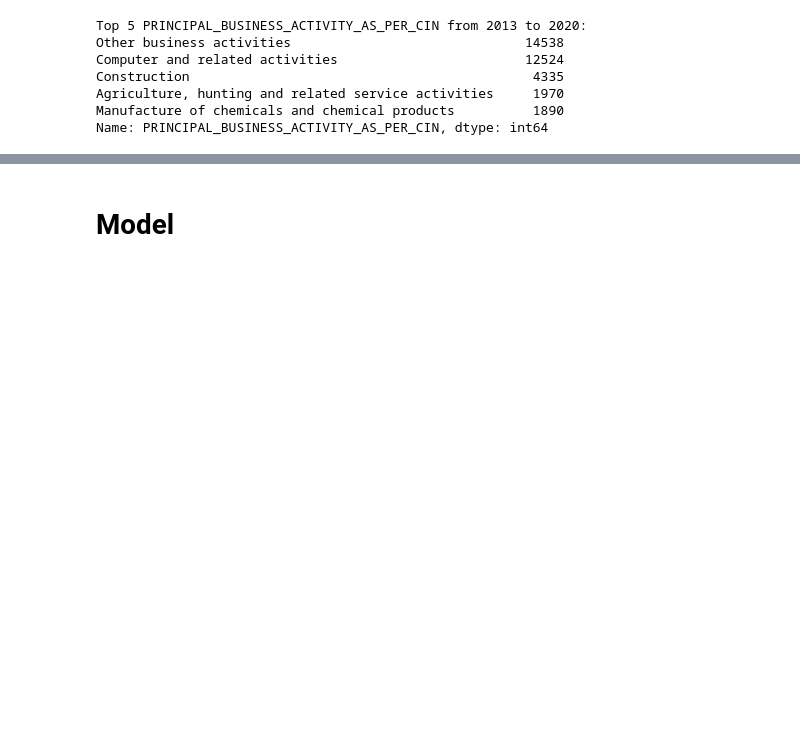
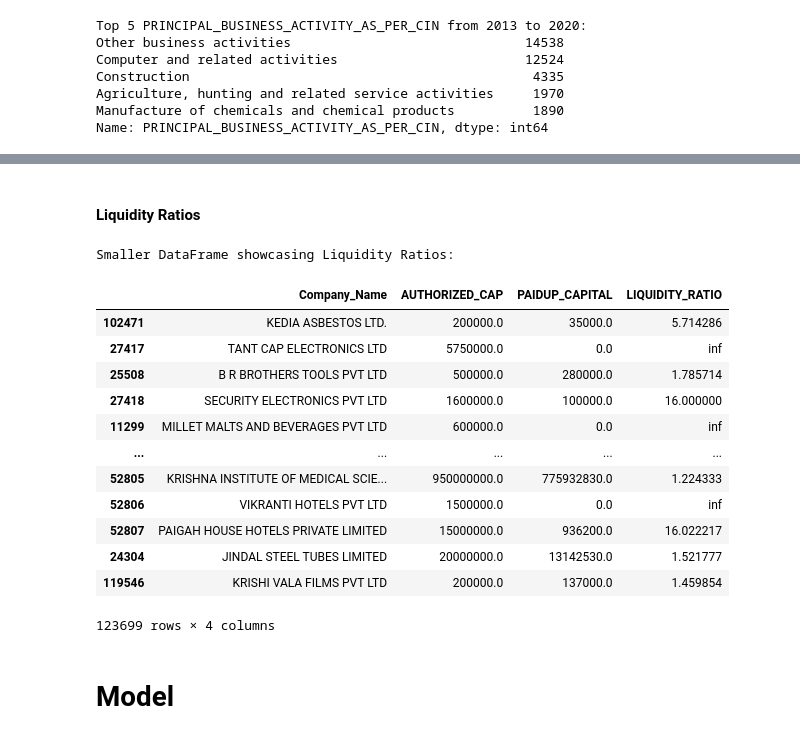
Before and after one commit to Soumiksb06/Statewise-business-comparison-and-forecast, a Jupyter notebook: TS_Companies.ipynb, the cells around one changed output, grey strips where cells are left out. Drawn from its saved outputs; the diff is of its cells as text; code cells hidden in the pictures; blank space fills up the shorter version.

Commit message:
Telangana

```diff
--- a/TS_Companies.ipynb
+++ b/TS_Companies.ipynb
@@ -5,5 +6,5 @@ import seaborn as sns
 # %%
-df = pd.read_csv("D:\Downloads\Telangana.csv", encoding='ISO-8859-1',low_memory=False)
+df = pd.read_csv("data/Telangana.csv", encoding='ISO-8859-1',low_memory=False)
 
 df
 # %% [output]
@@ -191,3 +197,8 @@ Construction                                            4335
 Agriculture, hunting and related service activities     1970
 Manufacture of chemicals and chemical products          1890
 Name: PRINCIPAL_BUSINESS_ACTIVITY_AS_PER_CIN, dtype: int64
+# %%
+# Convert columns to appropriate data types
+# Use .loc to ensure you're modifying the original DataFrame
+df.loc[:, 'AUTHORIZED_CAP'] = df['AUTHORIZED_CAP'].astype(float)
+df.loc[:, 'PAIDUP_CAPITAL'] = df['PAIDUP_CAPITAL'].astype(float)
@@ -193,0 +237,14 @@ Name: PRINCIPAL_BUSINESS_ACTIVITY_AS_PER_CIN, dtype: int64
+# %%
+# Trend analysis of Authorized capital
+# Ensure the DataFrame is sorted by the time column
+df = df.sort_values(by='Registration_Year')
+
+# Calculate the percentage change in authorized capital for each activity over time
+df['CAPITAL_CHANGE'] = df.groupby(['PRINCIPAL_BUSINESS_ACTIVITY_AS_PER_CIN', 'Registration_Year'])['AUTHORIZED_CAP'].pct_change().fillna(0)
+
+# Group by 'PRINCIPAL_BUSINESS_ACTIVITY_AS_PER_CIN' and calculate the mean of 'CAPITAL_CHANGE'
+activity_trend_df = df.groupby(['PRINCIPAL_BUSINESS_ACTIVITY_AS_PER_CIN','Registration_Year'])['CAPITAL_CHANGE'].mean().reset_index()
+
+# Print the new DataFrame with the trend analysis
+activity_trend_df2= activity_trend_df.interpolate()
+activity_trend_df2
@@ -194,3 +299,36 @@ Name: PRINCIPAL_BUSINESS_ACTIVITY_AS_PER_CIN, dtype: int64
+# %% [markdown]
+#### Liquidity Ratios
+# %%
+# Liquidity Ratios: This calculates the liquidity ratio (authorized capital to paid-up capital) for each company.
+# It is crucial for assessing the financial health of a company.
+# Make sure 'df' is the original DataFrame or explicitly create a copy if it's a subset
+df = df.copy()
+
+# Calculate the liquidity ratio without warnings
+df.loc[:, 'LIQUIDITY_RATIO'] = df['AUTHORIZED_CAP'] / df['PAIDUP_CAPITAL']
+
+# Now, let's create a smaller DataFrame to showcase the liquidity ratios
+# Selecting relevant columns for the smaller DataFrame
+liquidity_df = df[['Company_Name', 'AUTHORIZED_CAP', 'PAIDUP_CAPITAL', 'LIQUIDITY_RATIO']].copy()
+
+# Displaying the smaller DataFrame
+print("Smaller DataFrame showcasing Liquidity Ratios:")
+liquidity_df
+# %% [output]
+Smaller DataFrame showcasing Liquidity Ratios:
+|  | Company_Name | AUTHORIZED_CAP | PAIDUP_CAPITAL | LIQUIDITY_RATIO |
+| 102471 | KEDIA ASBESTOS LTD. | 200000.0 | 35000.0 | 5.714286 |
+| 27417 | TANT CAP ELECTRONICS LTD | 5750000.0 | 0.0 | inf |
+| 25508 | B R BROTHERS TOOLS PVT LTD | 500000.0 | 280000.0 | 1.785714 |
+| 27418 | SECURITY ELECTRONICS PVT LTD | 1600000.0 | 100000.0 | 16.000000 |
+| 11299 | MILLET MALTS AND BEVERAGES PVT LTD | 600000.0 | 0.0 | inf |
+| ... | ... | ... | ... | ... |
+| 52805 | KRISHNA INSTITUTE OF MEDICAL SCIE... | 950000000.0 | 775932830.0 | 1.224333 |
+| 52806 | VIKRANTI HOTELS PVT LTD | 1500000.0 | 0.0 | inf |
+| 52807 | PAIGAH HOUSE HOTELS PRIVATE LIMITED | 15000000.0 | 936200.0 | 16.022217 |
+| 24304 | JINDAL STEEL TUBES LIMITED | 20000000.0 | 13142530.0 | 1.521777 |
+| 119546 | KRISHI VALA FILMS PVT LTD | 200000.0 | 137000.0 | 1.459854 |
+123699 rows × 4 columns
 # %% [markdown]
 # Model
 # %%
```
Also changed, not shown: parts of 11 cells of this notebook.
